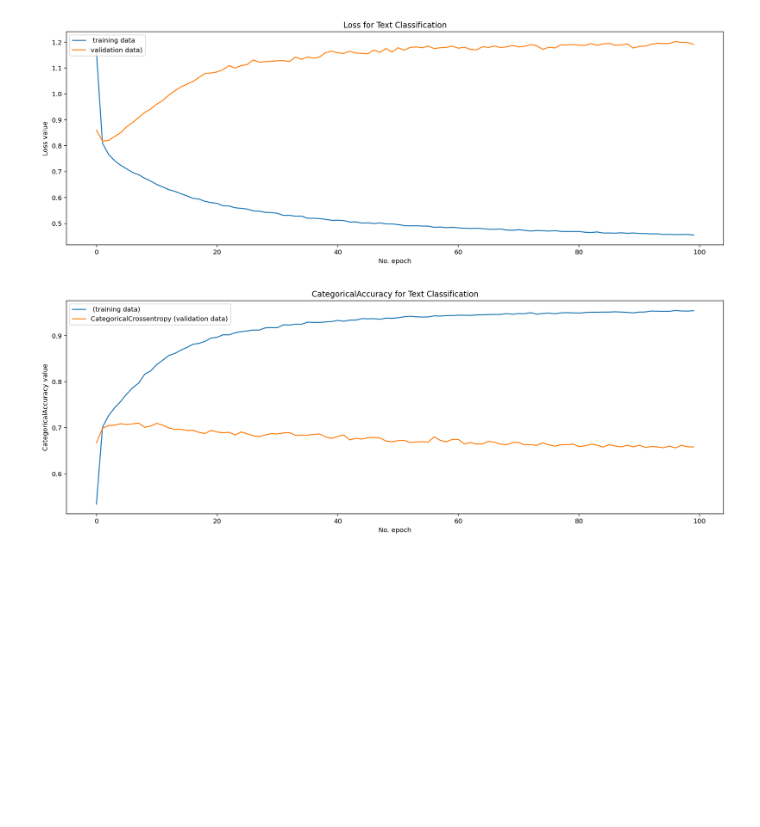
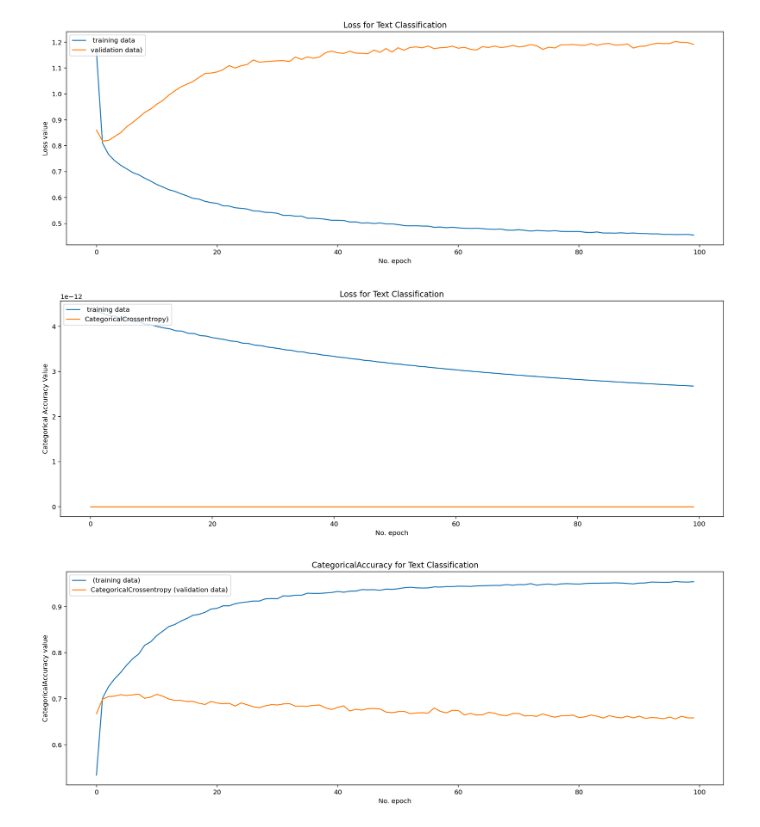
Before and after one commit to rsanchez-dv/Data_Science_Labs, a Jupyter notebook: TensorFlow/TF_lab_tweet_sentiments.ipynb, the cells around one changed output. Saved outputs shown, nothing was run; the diff lists cells and outputs as text; code cells hidden in the pictures; blank space fills up the shorter version.

```diff
--- a/TensorFlow/TF_lab_tweet_sentiments.ipynb
+++ b/TensorFlow/TF_lab_tweet_sentiments.ipynb
@@ -522,3 +599,14 @@ plt.legend(loc="upper left");
+# %%
+#code here please
+plt.figure(figsize=(18,6))
+plt.plot(model.history.history['loss'], label=' training data')
+plt.plot(model.history.history['categorical_accuracy'], label='CategoricalCrossentropy)')
+plt.title('Loss for Text Classification')
+plt.ylabel('Categorical Accuracy Value')
+plt.xlabel('No. epoch')
+plt.legend(loc="upper left");
+# %% [output]
+[figure, added]
 # %%
 # %% [output]
 [figure]
```
Also changed, not shown: parts of 24 cells of this notebook, 5 other files.
